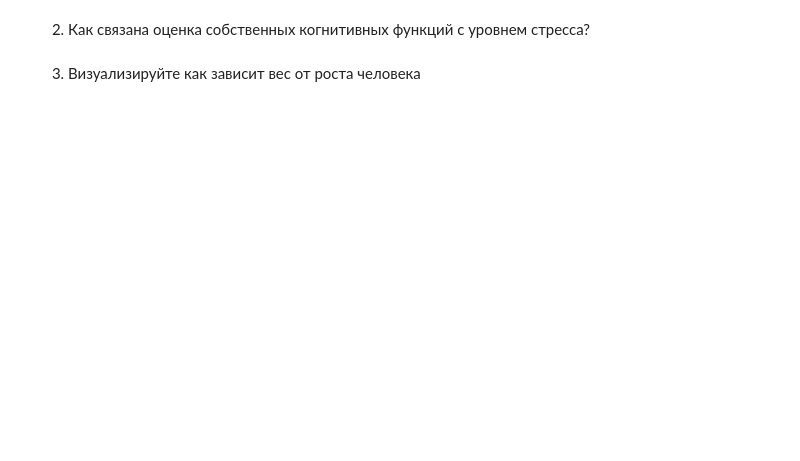
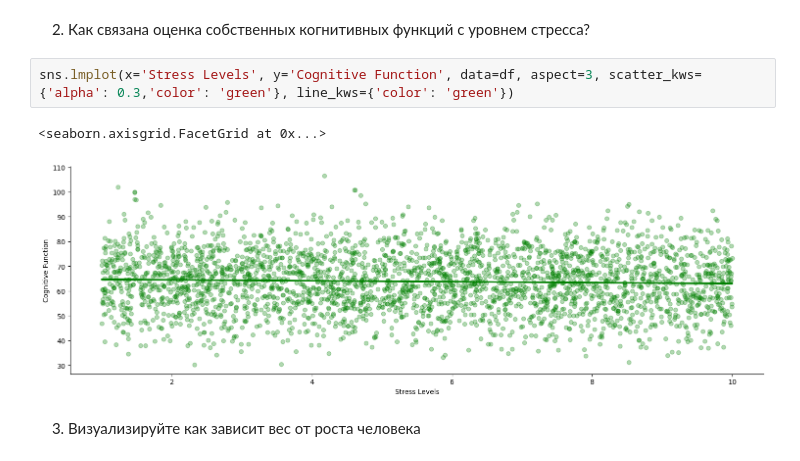
Before and after one commit to PouLou111/ML, a Jupyter notebook: Lab1_7.ipynb, the cells around one changed output. Saved outputs shown, nothing was run; the diff lists cells and outputs as text; blank space fills up the shorter version.

```diff
--- a/Lab1_7.ipynb
+++ b/Lab1_7.ipynb
@@ -415,4 +436,9 @@ Name: Chronic Diseases, Length: 3000, dtype: object
 # %% [markdown]
 2. Как связана оценка собственных когнитивных функций с уровнем стресса?
+# %%
+sns.lmplot(x='Stress Levels', y='Cognitive Function', data=df, aspect=3, scatter_kws={'alpha': 0.3,'color': 'green'}, line_kws={'color': 'green'})
+# %% [output]
+<seaborn.axisgrid.FacetGrid at 0x...>
+[figure, added]
 # %% [markdown]
 3. Визуализируйте как зависит вес от роста человека
```
Also changed, not shown: parts of 17 cells of this notebook.
